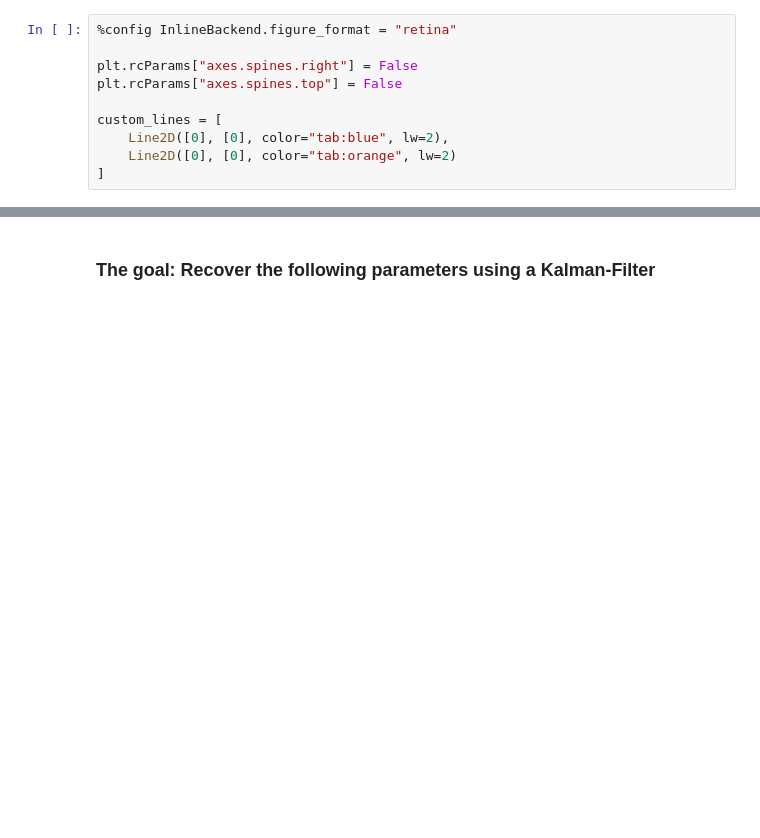
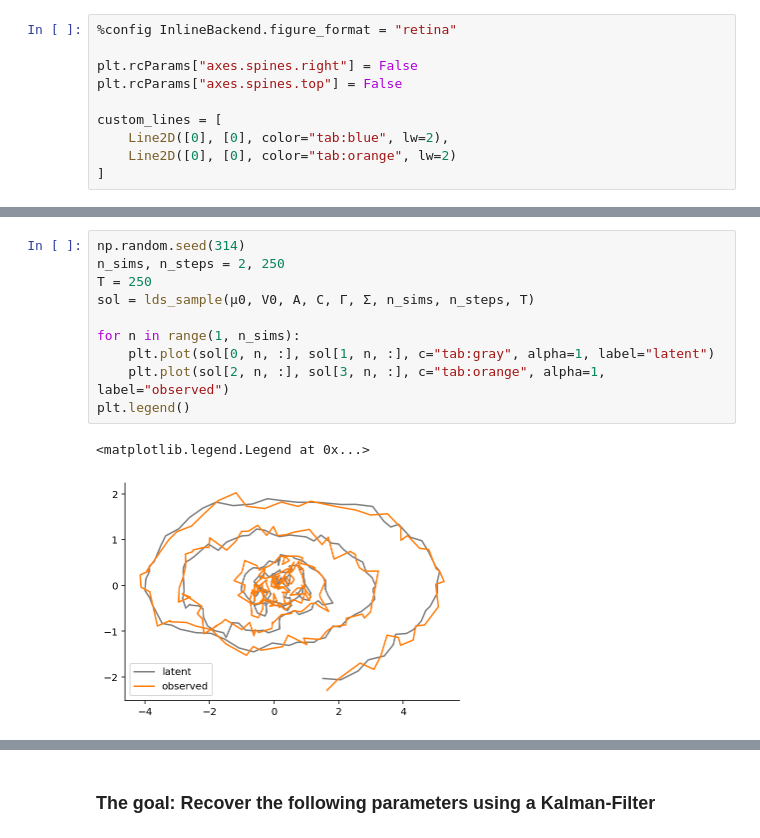
Before and after one commit to gerdm/msc-dissertation, a Jupyter notebook: notebooks/kalman-filter.ipynb, the cells around one changed output, grey strips where cells are left out. Drawn from its saved outputs; the diff is of its cells as text; blank space fills up the shorter version.

```diff
--- a/notebooks/kalman-filter.ipynb
+++ b/notebooks/kalman-filter.ipynb
@@ -49,0 +81,13 @@ def lds_sample(μ0, V0, A, C, Γ, Σ, n_sims, n_steps, T):
+# %%
+np.random.seed(314)
+n_sims, n_steps = 2, 250
+T = 250
+sol = lds_sample(μ0, V0, A, C, Γ, Σ, n_sims, n_steps, T)
+
+for n in range(1, n_sims):
+    plt.plot(sol[0, n, :], sol[1, n, :], c="tab:gray", alpha=1, label="latent")
+    plt.plot(sol[2, n, :], sol[3, n, :], c="tab:orange", alpha=1, label="observed")
+plt.legend()
+# %% [output]
+<matplotlib.legend.Legend at 0x...>
+[figure, added]
```
Also changed, not shown: parts of 13 cells of this notebook.
